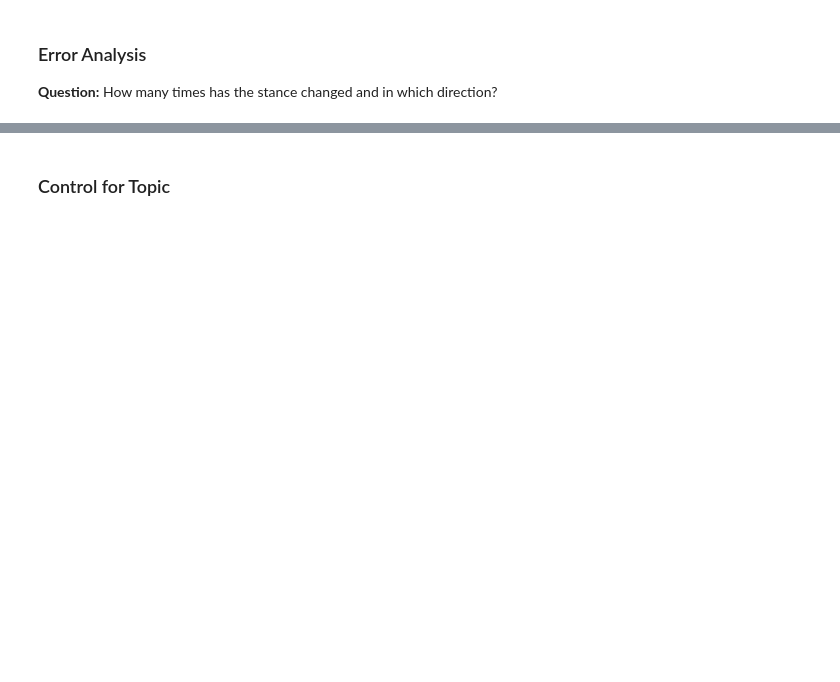
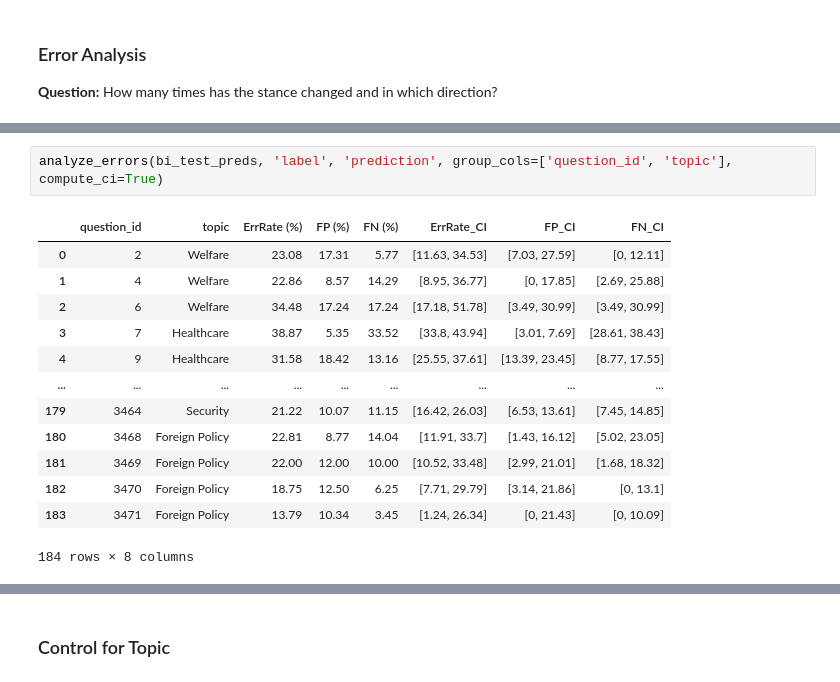
Before and after one commit to NazaninShafiabadi/StanceDetection, a Jupyter notebook: analysis/xstance.ipynb, the cells around one changed output, grey strips where cells are left out. Cells and saved outputs as stored; diff of their text form; blank space fills up the shorter version.

```diff
--- a/analysis/xstance.ipynb
+++ b/analysis/xstance.ipynb
@@ -237,0 +326,16 @@ bi_test_preds.groupby(['question_id', 'topic']).agg(
+# %%
+analyze_errors(bi_test_preds, 'label', 'prediction', group_cols=['question_id', 'topic'], compute_ci=True)
+# %% [output]
+|  | question_id | topic | ErrRate (%) | FP (%) | FN (%) | ErrRate_CI | FP_CI | FN_CI |
+| 0 | 2 | Welfare | 23.08 | 17.31 | 5.77 | [11.63, 34.53] | [7.03, 27.59] | [0, 12.11] |
+| 1 | 4 | Welfare | 22.86 | 8.57 | 14.29 | [8.95, 36.77] | [0, 17.85] | [2.69, 25.88] |
+| 2 | 6 | Welfare | 34.48 | 17.24 | 17.24 | [17.18, 51.78] | [3.49, 30.99] | [3.49, 30.99] |
+| 3 | 7 | Healthcare | 38.87 | 5.35 | 33.52 | [33.8, 43.94] | [3.01, 7.69] | [28.61, 38.43] |
+| 4 | 9 | Healthcare | 31.58 | 18.42 | 13.16 | [25.55, 37.61] | [13.39, 23.45] | [8.77, 17.55] |
+| ... | ... | ... | ... | ... | ... | ... | ... | ... |
+| 179 | 3464 | Security | 21.22 | 10.07 | 11.15 | [16.42, 26.03] | [6.53, 13.61] | [7.45, 14.85] |
+| 180 | 3468 | Foreign Policy | 22.81 | 8.77 | 14.04 | [11.91, 33.7] | [1.43, 16.12] | [5.02, 23.05] |
+| 181 | 3469 | Foreign Policy | 22.00 | 12.00 | 10.00 | [10.52, 33.48] | [2.99, 21.01] | [1.68, 18.32] |
+| 182 | 3470 | Foreign Policy | 18.75 | 12.50 | 6.25 | [7.71, 29.79] | [3.14, 21.86] | [0, 13.1] |
+| 183 | 3471 | Foreign Policy | 13.79 | 10.34 | 3.45 | [1.24, 26.34] | [0, 21.43] | [0, 10.09] |
+184 rows × 8 columns
```
Also changed, not shown: parts of 27 cells of this notebook.
